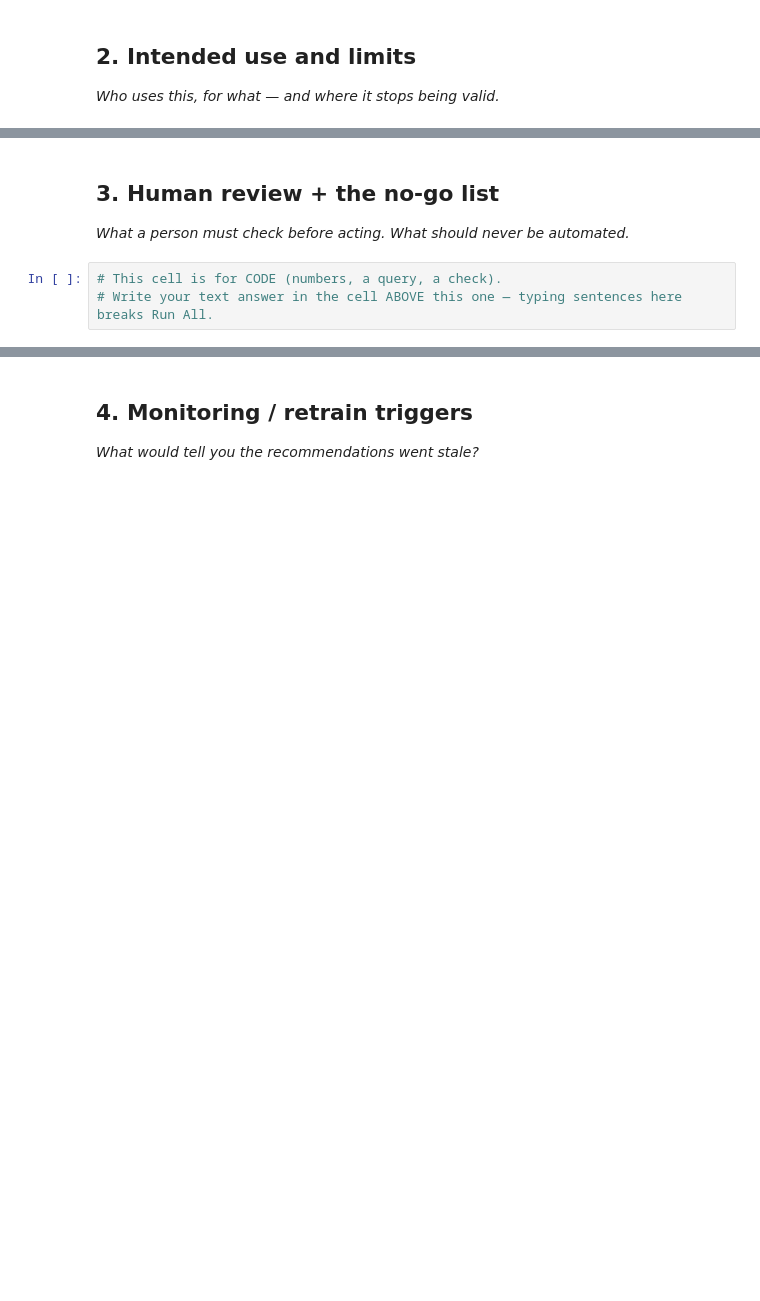
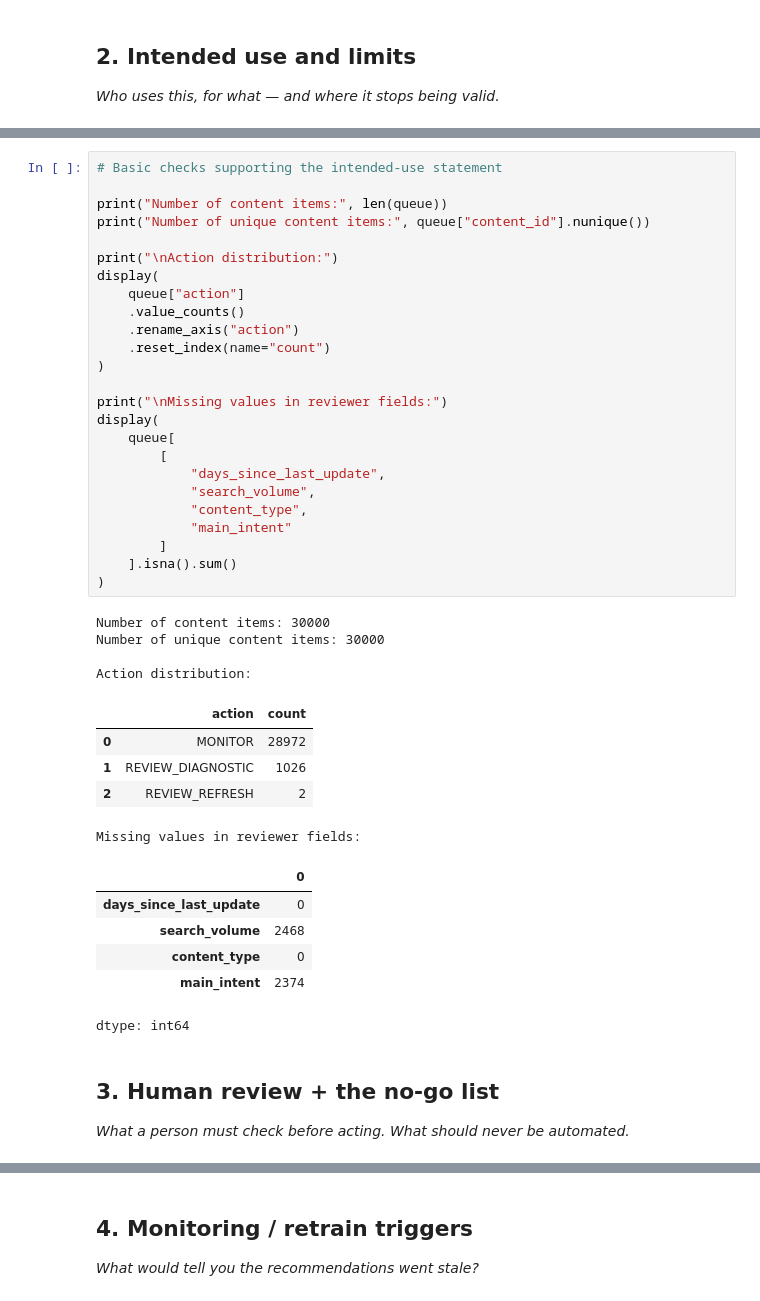
Before and after one commit to dee0742/ML-FlyRank-Task, a Jupyter notebook: work/notebooks/w07_action_playbook.ipynb, the cells around one changed output, grey strips where cells are left out. Drawn from its saved outputs; the diff is of its cells as text; blank space fills up the shorter version.

```diff
--- a/work/notebooks/w07_action_playbook.ipynb
+++ b/work/notebooks/w07_action_playbook.ipynb
@@ -23,7 +184,45 @@ This skeleton is yours to fill. Work the sections **in order** — each one has
+# %%
+# Basic checks supporting the intended-use statement
+
+print("Number of content items:", len(queue))
+print("Number of unique content items:", queue["content_id"].nunique())
+
+print("\nAction distribution:")
+display(
+    queue["action"]
+    .value_counts()
+    .rename_axis("action")
+    .reset_index(name="count")
+)
+
+print("\nMissing values in reviewer fields:")
+display(
+    queue[
+        [
+            "days_since_last_update",
+            "search_volume",
+            "content_type",
+            "main_intent"
+        ]
+    ].isna().sum()
+)
+# %% [output]
+Number of content items: 30000
+Number of unique content items: 30000
+
+Action distribution:
+|  | action | count |
+| 0 | MONITOR | 28972 |
+| 1 | REVIEW_DIAGNOSTIC | 1026 |
+| 2 | REVIEW_REFRESH | 2 |
+Missing values in reviewer fields:
+|  | 0 |
+| days_since_last_update | 0 |
+| search_volume | 2468 |
+| content_type | 0 |
+| main_intent | 2374 |
+dtype: int64
 # %% [markdown]
 ## 3. Human review + the no-go list
 
 *What a person must check before acting. What should never be automated.*
-# %%
-# This cell is for CODE (numbers, a query, a check).
-# Write your text answer in the cell ABOVE this one — typing sentences here breaks Run All.
```
Also changed, not shown: parts of 14 cells of this notebook.
